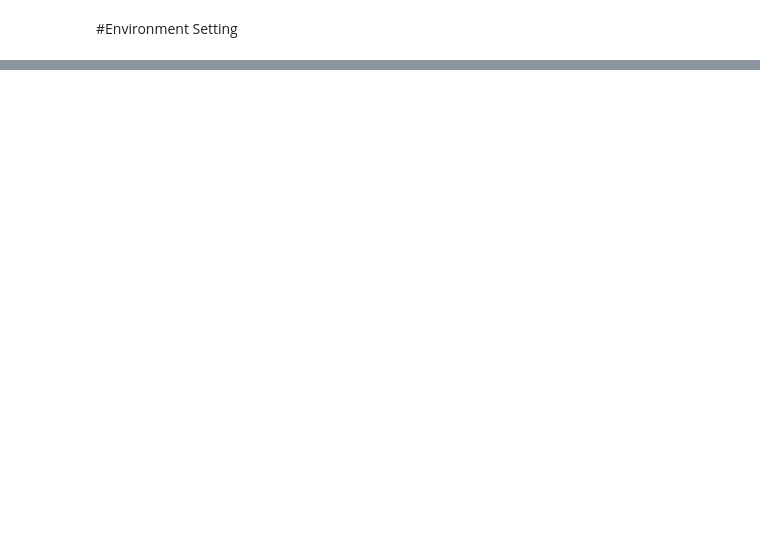
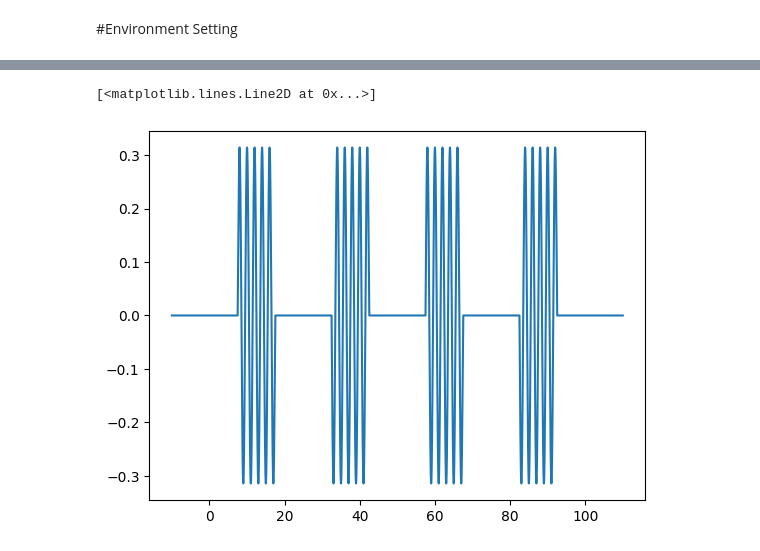
Before and after one commit to BrainConnection/Dynamical_Decoupling_Project, a Jupyter notebook: XY4 XY8 XY16.ipynb, the cells around one changed output, grey strips where cells are left out. Saved outputs shown, nothing was run; the diff lists cells and outputs as text; code cells hidden in the pictures; blank space fills up the shorter version.

```diff
--- a/XY4 XY8 XY16.ipynb
+++ b/XY4 XY8 XY16.ipynb
@@ -301,0 +116,27 @@ Text(0, 0.5, 'Decoherence')
+# %%
+# CP (lab frame)
+
+# args
+
+# B (qubit drive amplitude)
+# Omega_qd (qubit drive frequency)
+# T_srt (pulse start time)
+# T_end (pulse end time)
+# N_seq (number of pulse)
+
+def CP_lab_frame(t, args):
+
+    Omega_qd = args['Omega_qd']
+    T_srt = args['T_srt_q']
+    T_end = args['T_end_q']
+    N = args['N_seq']
+    B = args['B']
+
+    # T_cent
+    Seq = Pulse_Timing(T_srt, T_end, N)
+    pulse = 0
+
+    for T_cent in Seq:
+      pulse = pulse + Single_pulse(t, B, Omega_qd, T_cent, 0)
+
+    return pulse
@@ -301,0 +197,8 @@ Text(0, 0.5, 'Decoherence')
+# %%
+# qubit drive pulse simulation
+tlist = np.linspace(-10, 110, 10000)
+plt.figure()
+plt.plot(tlist, CP_lab_frame(tlist, {'B': 2*np.pi*0.05, 'T_srt_q': 0, 'T_end_q': 100, 'N_seq': 4, 'Omega_qd': 2*np.pi*0.5}))
+# %% [output]
+[<matplotlib.lines.Line2D at 0x...>]
+[figure, added]
```
Also changed, not shown: parts of 170 cells of this notebook.
